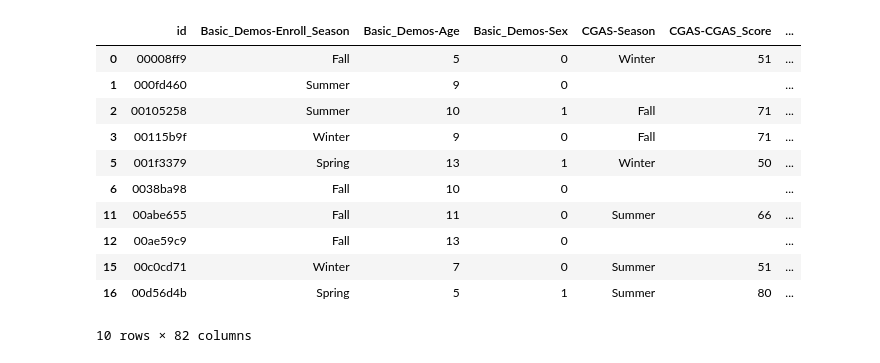
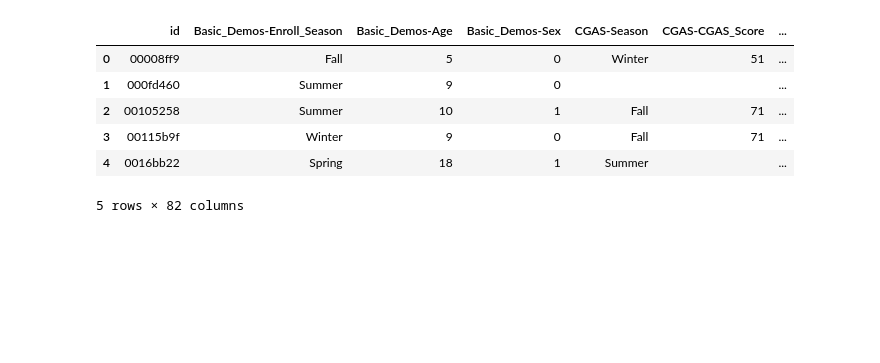
Before and after one commit to Gabri03ele/Child_Mind_Institute, a Jupyter notebook: main.ipynb, the cells around one changed output. Drawn from its saved outputs; the diff is of its cells as text; code cells hidden in the pictures; blank space fills up the shorter version.

```diff
--- a/main.ipynb
+++ b/main.ipynb
@@ -1,30 +1,16 @@
 # %%
 import numpy as np
 import pandas as pd
 
 
-# Scarichiamo e leggiamo i dati del train
-dataset_file = 'dati/train.csv'
-df = pd.read_csv(dataset_file)
-
-# Sostituiamo le stringhe vuote ("") con NaN
-df['sii'] = df['sii'].str.strip()
-df['sii'] = df['sii'].replace("", np.nan)
-
-
-# Eliminiamuo le righe con valori NaN (vuoti) nella colonna 'sii'
-df_clean = df.dropna(subset=['sii'])
-df_clean.head(10)
+# Scarichiamo e leggiamo i dati del train.csv file
+df = pd.read_csv("dati/train.csv")
+df.head()
 # %% [output]
 |  | id | Basic_Demos-Enroll_Season | Basic_Demos-Age | Basic_Demos-Sex | CGAS-Season | CGAS-CGAS_Score | ... |
 | 0 | 00008ff9 | Fall | 5 | 0 | Winter | 51 | ... |
 | 1 | 000fd460 | Summer | 9 | 0 |  |  | ... |
 | 2 | 00105258 | Summer | 10 | 1 | Fall | 71 | ... |
 | 3 | 00115b9f | Winter | 9 | 0 | Fall | 71 | ... |
-| 5 | 001f3379 | Spring | 13 | 1 | Winter | 50 | ... |
-| 6 | 0038ba98 | Fall | 10 | 0 |  |  | ... |
-| 11 | 00abe655 | Fall | 11 | 0 | Summer | 66 | ... |
-| 12 | 00ae59c9 | Fall | 13 | 0 |  |  | ... |
-| 15 | 00c0cd71 | Winter | 7 | 0 | Summer | 51 | ... |
-| 16 | 00d56d4b | Spring | 5 | 1 | Summer | 80 | ... |
+| 4 | 0016bb22 | Spring | 18 | 1 | Summer |  | ... |
-10 rows × 82 columns
+5 rows × 82 columns
```
Also changed, not shown: parts of 30 cells of this notebook.
